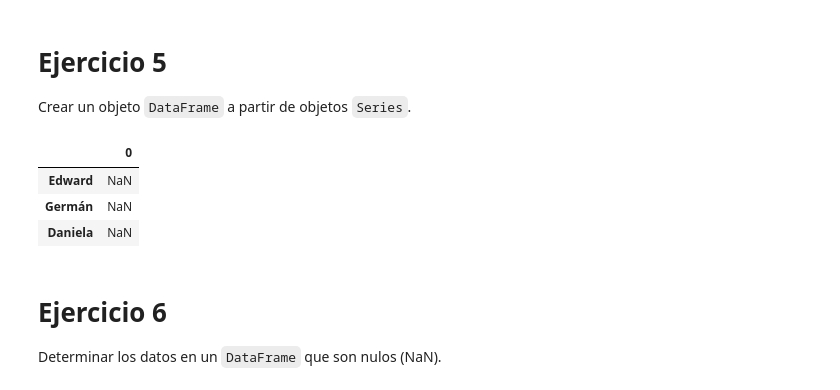
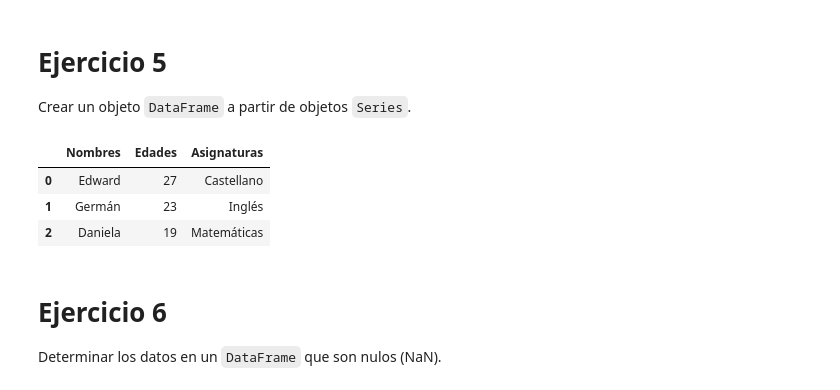
Before and after one commit to javiern1984/cursopython, a Jupyter notebook: Día 2/Javi M4 - 10 - Pandas.ipynb, the cells around one changed output. Saved outputs shown, nothing was run; the diff lists cells and outputs as text; code cells hidden in the pictures.

```diff
--- a/Día 2/Javi M4 - 10 - Pandas.ipynb
+++ b/Día 2/Javi M4 - 10 - Pandas.ipynb
@@ -149,19 +149,18 @@ Crear un objeto `DataFrame` a partir de objetos `Series`.
 #Partimos de dos series
 nombres = pd.Series(['Edward', 'Germán', 'Daniela'])
 edades = pd.Series([27, 23, 19])
+asignatura = pd.Series(["Castellano", "Inglés", "Matemáticas"])
 # %%
 #1. Metemos las series en un diccionario
-#nombres = ["Edward", "Germán", "Damiela"]
-#edades = [27, 23, 19]
-#jugadores = {"nombre": nombre, "edades": edades}
-df = pd.DataFrame(data=nombres, index=nombres)
+nombre_dict = {"Nombres": nombres, "Edades": edades, "Asignaturas": asignatura}
 #2. Metemos el diccionario dentro de un dataframe
+df = pd.DataFrame.from_dict(nombre_dict)
 df
 # %% [output]
-|  | 0 |
-| Edward | NaN |
-| Germán | NaN |
-| Daniela | NaN |
+|  | Nombres | Edades | Asignaturas |
+| 0 | Edward | 27 | Castellano |
+| 1 | Germán | 23 | Inglés |
+| 2 | Daniela | 19 | Matemáticas |
 # %%
 nombre = ['Oliva', 'Daniela', 'Juan', 'Germán', 'Edward', 'Alex', 'Julio',
           'Edgar', 'Angie', 'Irlesa']
```
Also changed, not shown: 3 other files.
